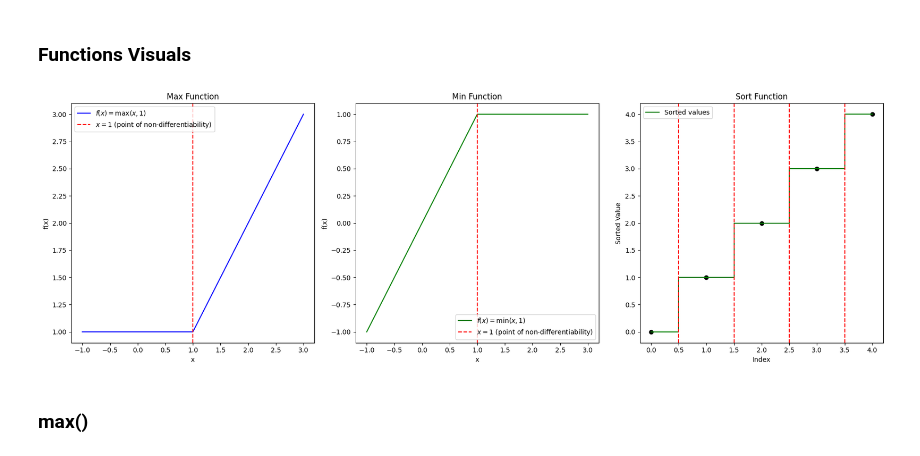
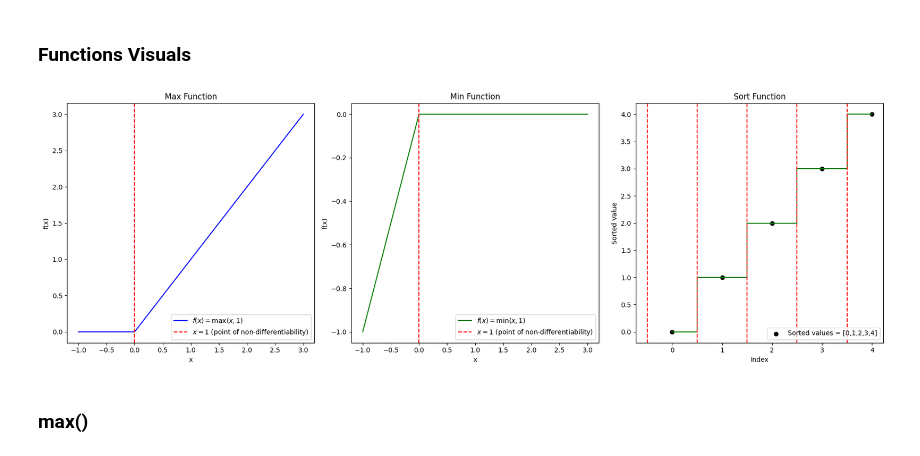
Before and after one commit to shamsamirmusa/Autodiff_CollectiveVariables, a Jupyter notebook: Autodifferentiation_Tests/Edge_Cases_JAX_tests.ipynb, the cells around one changed output. Drawn from its saved outputs; the diff is of its cells as text; code cells hidden in the pictures.

Commit message:
modified visuals

```diff
--- a/Autodifferentiation_Tests/Edge_Cases_JAX_tests.ipynb
+++ b/Autodifferentiation_Tests/Edge_Cases_JAX_tests.ipynb
@@ -10,8 +10,8 @@ import sympy as sp
 
 
 x = np.linspace(-1, 3, 400)
-y_max = np.maximum(x, 1)
-y_min = np.minimum(x, 1)
+y_max = np.maximum(x, 0)
+y_min = np.minimum(x, 0)
 x_values = np.array([2, 3, 1, 4, 0])
 sorted_values = np.sort(x_values)
 
@@ -20,39 +20,39 @@ plt.figure(figsize=(18, 6))
 
 # Max function plot
 plt.subplot(1, 3, 1)
 plt.plot(x, y_max, label=r"$f(x) = \max(x, 1)$", color="blue")
-plt.axvline(1, color="red", linestyle="--", label=r"$x=1$ (point of non-differentiability)")
+plt.axvline(0, color="red", linestyle="--", label=r"$x=1$ (point of non-differentiability)")
 plt.title("Max Function")
 plt.xlabel("x")
 plt.ylabel("f(x)")
 plt.legend()
 
 # Min function plot
 plt.subplot(1, 3, 2)
 plt.plot(x, y_min, label=r"$f(x) = \min(x, 1)$", color="green")
-plt.axvline(1, color="red", linestyle="--", label=r"$x=1$ (point of non-differentiability)")
+plt.axvline(0, color="red", linestyle="--", label=r"$x=1$ (point of non-differentiability)")
 plt.title("Min Function")
 plt.xlabel("x")
 plt.ylabel("f(x)")
 plt.legend()
 
 # Sort function plot
 plt.subplot(1, 3, 3)
-plt.step(np.arange(len(sorted_values)), sorted_values, where="mid", label="Sorted values", color="green")
-plt.scatter(np.arange(len(x_values)), sorted_values, color="black")
+plt.step(np.arange(len(sorted_values)), sorted_values, where="mid",  color="green")
+plt.scatter(np.arange(len(x_values)), sorted_values, color="black", label="Sorted values = [0,1,2,3,4]")
 
-for i in range(1, len(sorted_values)):
+for i in range(0, len(sorted_values)):
     if sorted_values[i] != sorted_values[i - 1]:
         plt.axvline(i-0.5, color="red", linestyle="--")
 plt.title("Sort Function")
 plt.xlabel("Index")
 plt.ylabel("Sorted Value")
 plt.legend()
 
 plt.tight_layout()
 plt.show()
 # %% [output]
-[figure, old version]
+[figure, new version]
 # %% [markdown]
 ### max()
 # %%
```
